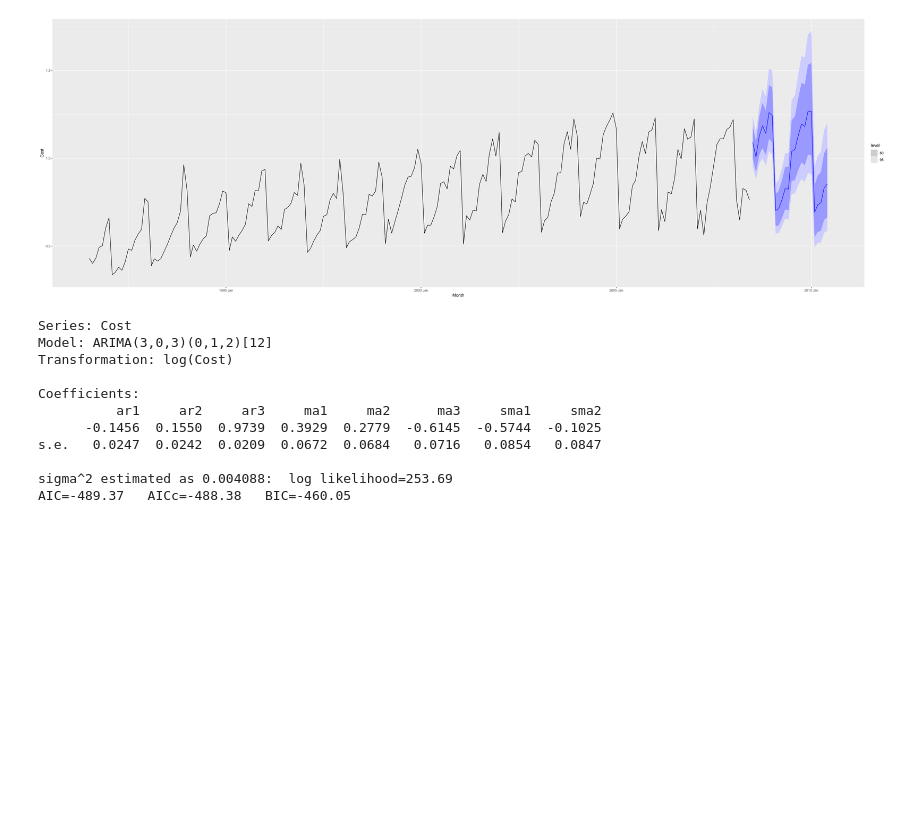
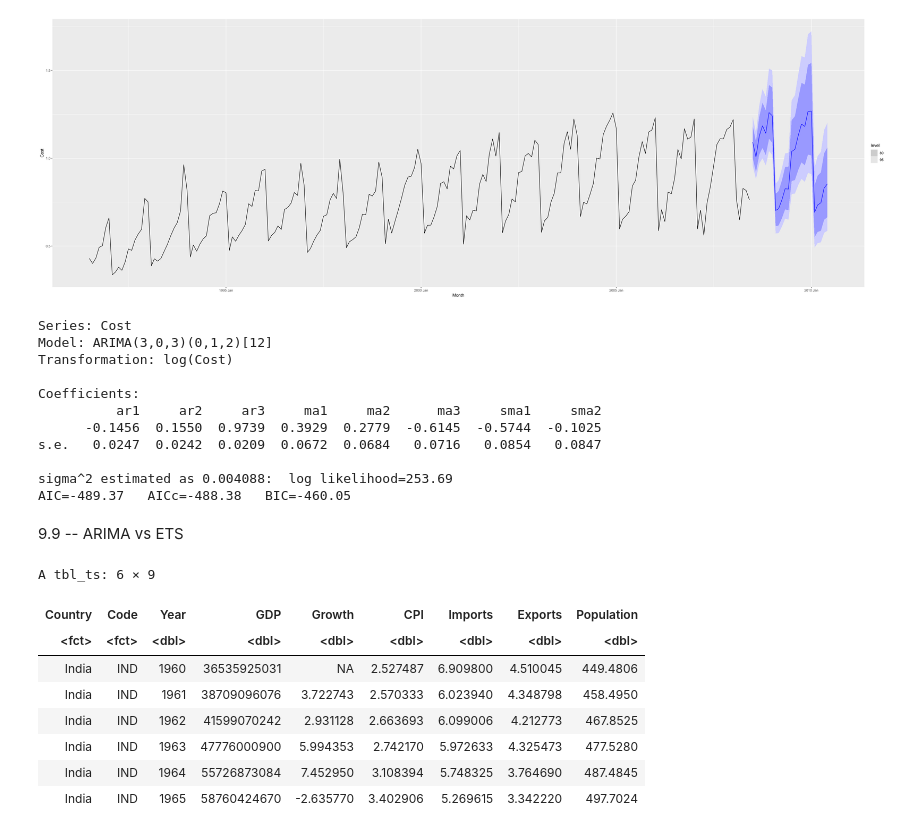
Before and after one commit to ARKA1112/Time_Series_R, a Jupyter notebook: OTEXTS_9.ipynb, the cells around one changed output. Cells and saved outputs as stored; diff of their text form; code cells hidden in the pictures; blank space fills up the shorter version.

```diff
--- a/OTEXTS_9.ipynb
+++ b/OTEXTS_9.ipynb
@@ -548,3 +548,5 @@ s.e.   0.0247  0.0242  0.0209  0.0672  0.0684   0.0716   0.0854   0.0847
 
 sigma^2 estimated as 0.004088:  log likelihood=253.69
 AIC=-489.37   AICc=-488.38   BIC=-460.05
+# %% [markdown]
+9.9 -- ARIMA vs ETS
@@ -550,0 +560,12 @@ AIC=-489.37   AICc=-488.38   BIC=-460.05
+# %%
+head(ind_economy)
+# %% [output]
+A tbl_ts: 6 × 9
+| Country | Code | Year | GDP | Growth | CPI | Imports | Exports | Population |
+| <fct> | <fct> | <dbl> | <dbl> | <dbl> | <dbl> | <dbl> | <dbl> | <dbl> |
+| India | IND | 1960 | 36535925031 | NA | 2.527487 | 6.909800 | 4.510045 | 449.4806 |
+| India | IND | 1961 | 38709096076 | 3.722743 | 2.570333 | 6.023940 | 4.348798 | 458.4950 |
+| India | IND | 1962 | 41599070242 | 2.931128 | 2.663693 | 6.099006 | 4.212773 | 467.8525 |
+| India | IND | 1963 | 47776000900 | 5.994353 | 2.742170 | 5.972633 | 4.325473 | 477.5280 |
+| India | IND | 1964 | 55726873084 | 7.452950 | 3.108394 | 5.748325 | 3.764690 | 487.4845 |
+| India | IND | 1965 | 58760424670 | -2.635770 | 3.402906 | 5.269615 | 3.342220 | 497.7024 |
```
Also changed, not shown: parts of 3 cells of this notebook, 2 other files.
